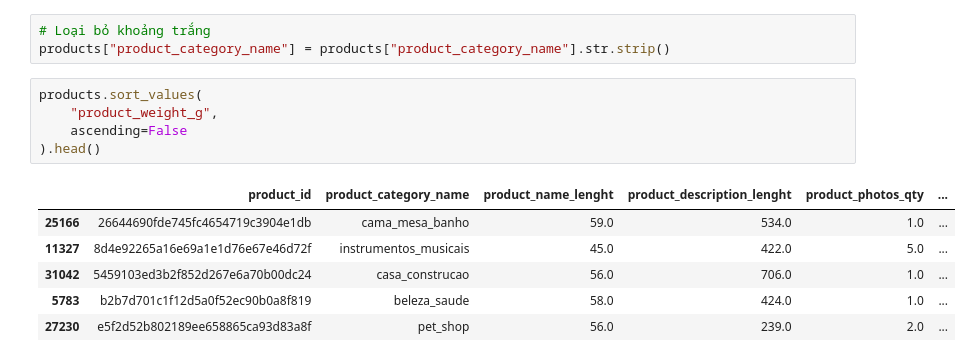
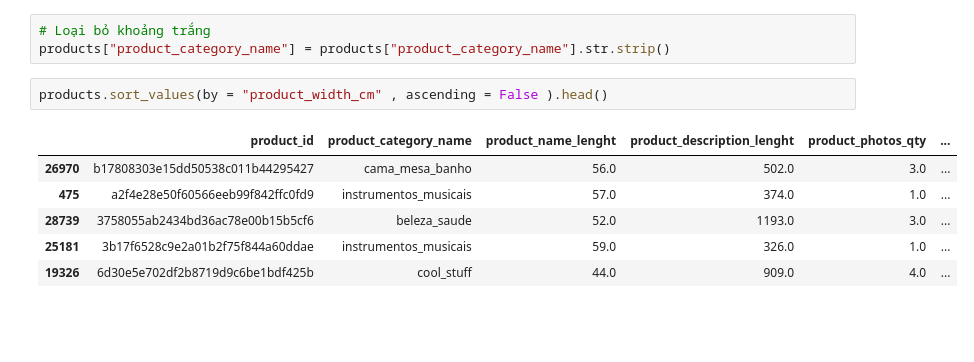
Before and after one commit to Hai2310/End-to-End-E-Commerce-Analytics-System, a Jupyter notebook: etl/clean_data.ipynb, the cells around one changed output. Cells and saved outputs as stored; diff of their text form; blank space fills up the shorter version.

```diff
--- a/etl/clean_data.ipynb
+++ b/etl/clean_data.ipynb
@@ -660,15 +660,12 @@ np.int64(0)
 # %%
 # Loại bỏ khoảng trắng
 products["product_category_name"] = products["product_category_name"].str.strip()
-# %%
-products.sort_values(
-    "product_weight_g",
-    ascending=False
-).head()
-# %% [output]
-|  | product_id | product_category_name | product_name_lenght | product_description_lenght | product_photos_qty | ... |
-| 25166 | 26644690fde745fc4654719c3904e1db | cama_mesa_banho | 59.0 | 534.0 | 1.0 | ... |
-| 11327 | 8d4e92265a16e69a1e1d76e67e46d72f | instrumentos_musicais | 45.0 | 422.0 | 5.0 | ... |
-| 31042 | 5459103ed3b2f852d267e6a70b00dc24 | casa_construcao | 56.0 | 706.0 | 1.0 | ... |
-| 5783 | b2b7d701c1f12d5a0f52ec90b0a8f819 | beleza_saude | 58.0 | 424.0 | 1.0 | ... |
-| 27230 | e5f2d52b802189ee658865ca93d83a8f | pet_shop | 56.0 | 239.0 | 2.0 | ... |
+# %%
+products.sort_values(by = "product_width_cm" , ascending = False ).head()
+# %% [output]
+|  | product_id | product_category_name | product_name_lenght | product_description_lenght | product_photos_qty | ... |
+| 26970 | b17808303e15dd50538c011b44295427 | cama_mesa_banho | 56.0 | 502.0 | 3.0 | ... |
+| 475 | a2f4e28e50f60566eeb99f842ffc0fd9 | instrumentos_musicais | 57.0 | 374.0 | 1.0 | ... |
+| 28739 | 3758055ab2434bd36ac78e00b15b5cf6 | beleza_saude | 52.0 | 1193.0 | 3.0 | ... |
+| 25181 | 3b17f6528c9e2a01b2f75f844a60ddae | instrumentos_musicais | 59.0 | 326.0 | 1.0 | ... |
+| 19326 | 6d30e5e702df2b8719d9c6be1bdf425b | cool_stuff | 44.0 | 909.0 | 4.0 | ... |
```
Also changed, not shown: parts of 28 cells of this notebook, 3 other files.
